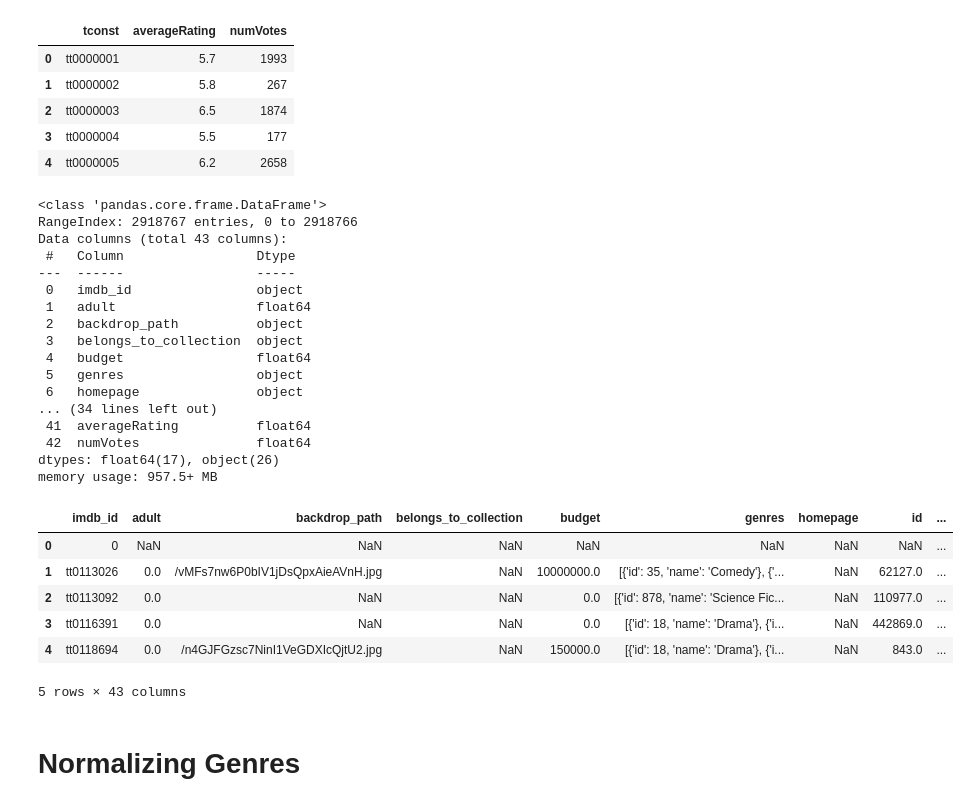
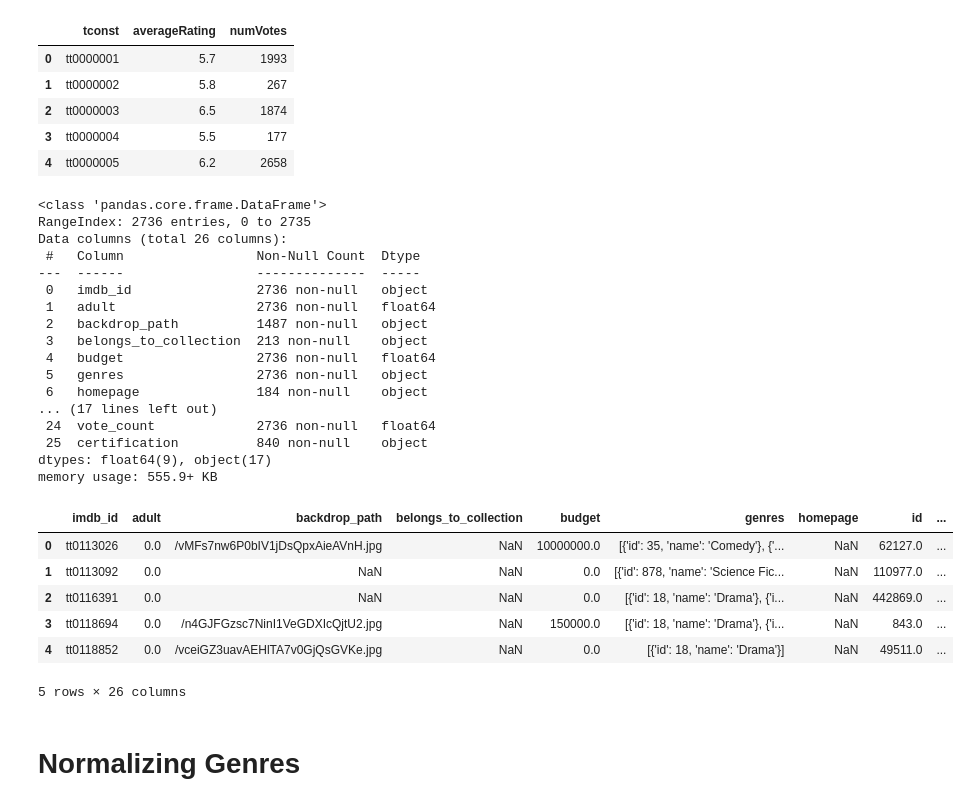
Before and after one commit to RosaR02/Movie-Performance, a Jupyter notebook: part3-SQL.ipynb, the cells around one changed output. Drawn from its saved outputs; the diff is of its cells as text; code cells hidden in the pictures.

```diff
--- a/part3-SQL.ipynb
+++ b/part3-SQL.ipynb
@@ -83,36 +83,36 @@ memory usage: 30.9+ MB
 | 4 | tt0000005 | 6.2 | 2658 |
 # %%
 # import tmdb data
-tmdb_data = pd.read_csv("Data/tmdb_results_2000_to_2022.csv.gz", low_memory=False)
+tmdb_data = pd.read_csv("Data/tmdb_results_combined.csv.gz", low_memory=False)
 #"C:\Users\ROSA\Documents\Data\Movie-Profitability\Data\tmdb_results_2000_to_2022.csv.gz"
 # check
 tmdb_data.info()
 tmdb_data.head()
 # %% [output]
 <class 'pandas.core.frame.DataFrame'>
-RangeIndex: 2918767 entries, 0 to 2918766
-Data columns (total 43 columns):
- #   Column                 Dtype
----  ------                 -----
- 0   imdb_id                object
- 1   adult                  float64
- 2   backdrop_path          object
- 3   belongs_to_collection  object
- 4   budget                 float64
- 5   genres                 object
- 6   homepage               object
-... (34 lines left out)
- 41  averageRating          float64
- 42  numVotes               float64
-dtypes: float64(17), object(26)
-memory usage: 957.5+ MB
+RangeIndex: 2736 entries, 0 to 2735
+Data columns (total 26 columns):
+ #   Column                 Non-Null Count  Dtype
+---  ------                 --------------  -----
+ 0   imdb_id                2736 non-null   object
+ 1   adult                  2736 non-null   float64
+ 2   backdrop_path          1487 non-null   object
+ 3   belongs_to_collection  213 non-null    object
+ 4   budget                 2736 non-null   float64
+ 5   genres                 2736 non-null   object
+ 6   homepage               184 non-null    object
+... (17 lines left out)
+ 24  vote_count             2736 non-null   float64
+ 25  certification          840 non-null    object
+dtypes: float64(9), object(17)
+memory usage: 555.9+ KB
 |  | imdb_id | adult | backdrop_path | belongs_to_collection | budget | genres | homepage | id | ... |
-| 0 | 0 | NaN | NaN | NaN | NaN | NaN | NaN | NaN | ... |
-| 1 | tt0113026 | 0.0 | /vMFs7nw6P0bIV1jDsQpxAieAVnH.jpg | NaN | 10000000.0 | [{'id': 35, 'name': 'Comedy'}, {'... | NaN | 62127.0 | ... |
-| 2 | tt0113092 | 0.0 | NaN | NaN | 0.0 | [{'id': 878, 'name': 'Science Fic... | NaN | 110977.0 | ... |
-| 3 | tt0116391 | 0.0 | NaN | NaN | 0.0 | [{'id': 18, 'name': 'Drama'}, {'i... | NaN | 442869.0 | ... |
-| 4 | tt0118694 | 0.0 | /n4GJFGzsc7NinI1VeGDXIcQjtU2.jpg | NaN | 150000.0 | [{'id': 18, 'name': 'Drama'}, {'i... | NaN | 843.0 | ... |
+| 0 | tt0113026 | 0.0 | /vMFs7nw6P0bIV1jDsQpxAieAVnH.jpg | NaN | 10000000.0 | [{'id': 35, 'name': 'Comedy'}, {'... | NaN | 62127.0 | ... |
+| 1 | tt0113092 | 0.0 | NaN | NaN | 0.0 | [{'id': 878, 'name': 'Science Fic... | NaN | 110977.0 | ... |
+| 2 | tt0116391 | 0.0 | NaN | NaN | 0.0 | [{'id': 18, 'name': 'Drama'}, {'i... | NaN | 442869.0 | ... |
+| 3 | tt0118694 | 0.0 | /n4GJFGzsc7NinI1VeGDXIcQjtU2.jpg | NaN | 150000.0 | [{'id': 18, 'name': 'Drama'}, {'i... | NaN | 843.0 | ... |
+| 4 | tt0118852 | 0.0 | /vceiGZ3uavAEHlTA7v0GjQsGVKe.jpg | NaN | 0.0 | [{'id': 18, 'name': 'Drama'}] | NaN | 49511.0 | ... |
-5 rows × 43 columns
+5 rows × 26 columns
 # %% [markdown]
 # Normalizing Genres
 # %%
```
Also changed, not shown: parts of 12 cells of this notebook.
